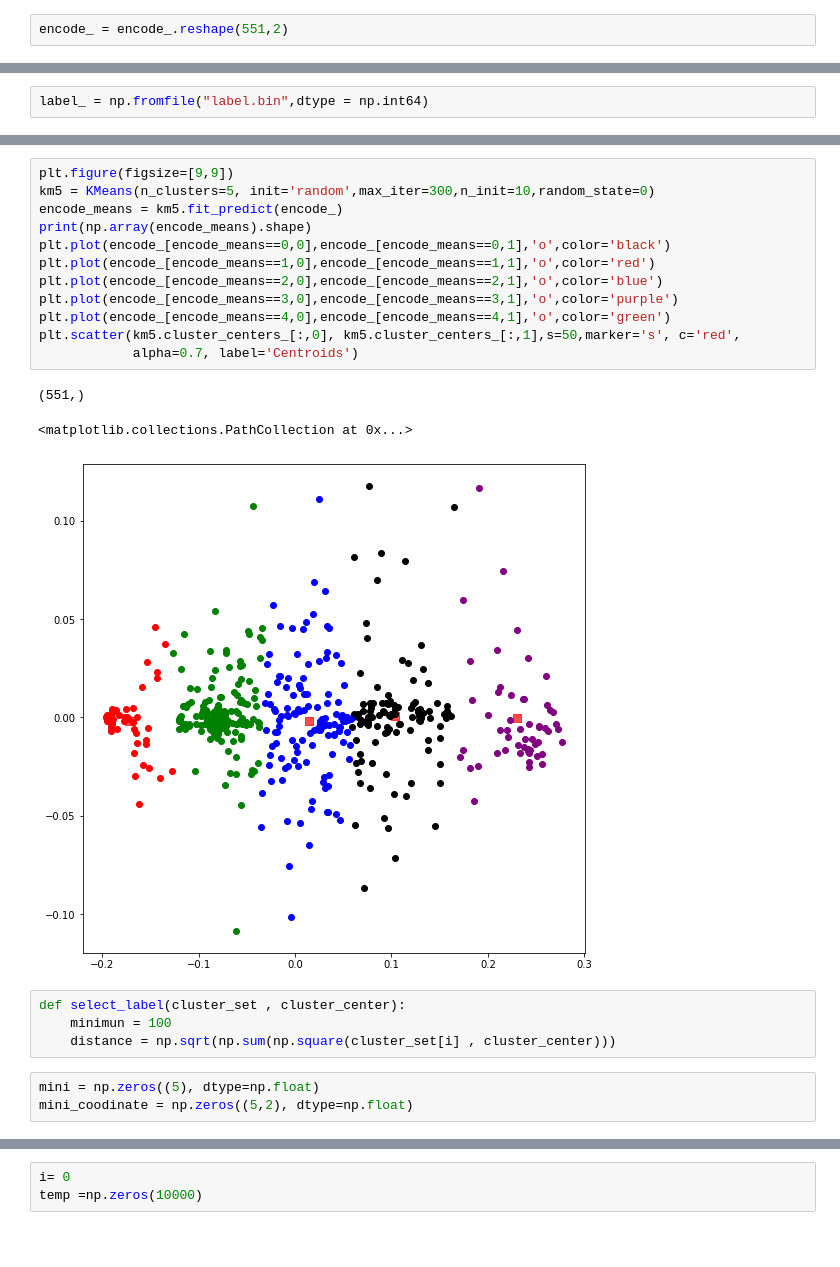
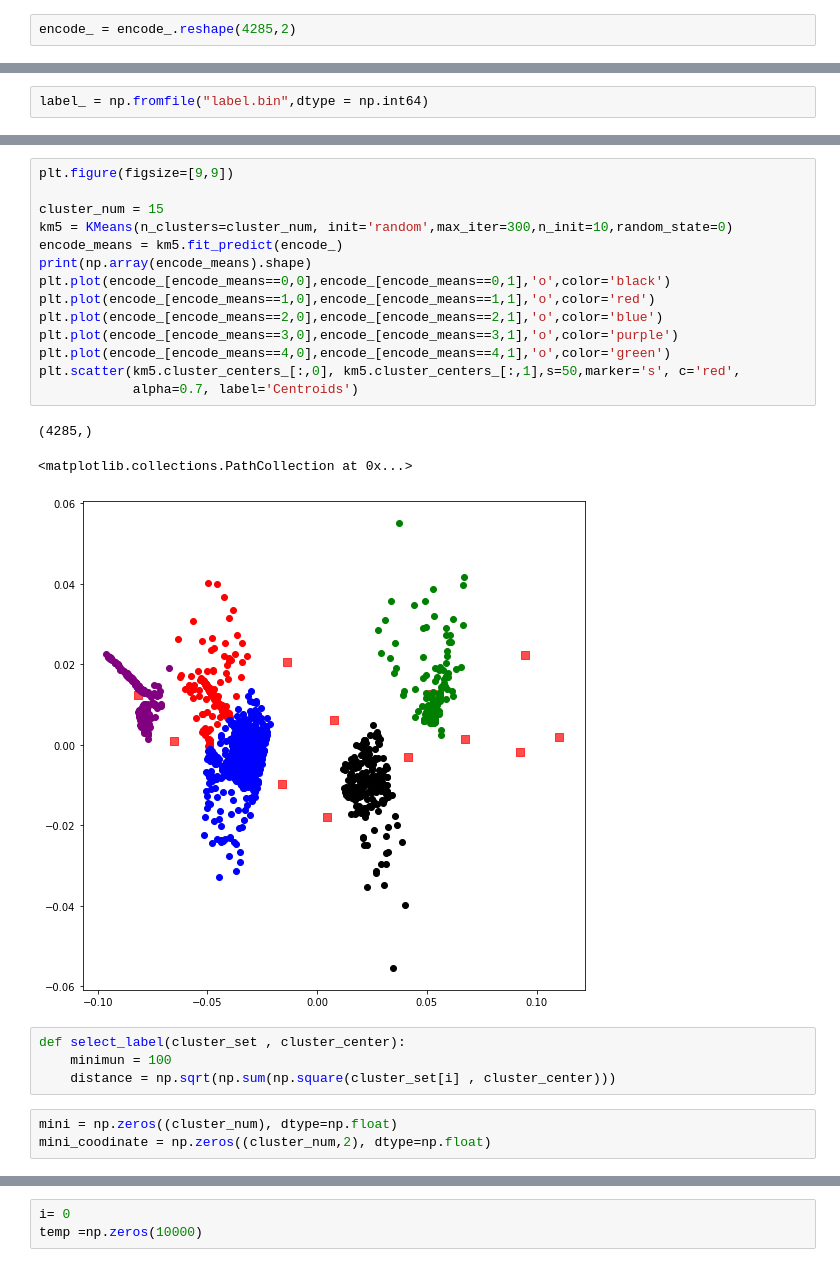
Before and after one commit to ShawnKS/Transportation-Mode-Identification-with-UnsupervisedLearning, a Jupyter notebook: clustering&evulating.ipynb, the cells around one changed output, grey strips where cells are left out. Saved outputs shown, nothing was run; the diff lists cells and outputs as text; blank space fills up the shorter version.

```diff
--- a/clustering&evulating.ipynb
+++ b/clustering&evulating.ipynb
@@ -28,5 +37,5 @@ encode_ = np.fromfile("encodeAE.bin",dtype=np.float32)
 # %%
-encode_ = encode_.reshape(551,2)
+encode_ = encode_.reshape(4285,2)
 # %%
 encode_
 # %% [output]
@@ -68,24 +96,26 @@ plt.scatter(x = [i[0] for i in encode_],y = [i[1] for i in encode_])
 # %%
 plt.figure(figsize=[9,9])
-km5 = KMeans(n_clusters=5, init='random',max_iter=300,n_init=10,random_state=0)
+
+cluster_num = 15
+km5 = KMeans(n_clusters=cluster_num, init='random',max_iter=300,n_init=10,random_state=0)
 encode_means = km5.fit_predict(encode_)
 print(np.array(encode_means).shape)
 plt.plot(encode_[encode_means==0,0],encode_[encode_means==0,1],'o',color='black')
 plt.plot(encode_[encode_means==1,0],encode_[encode_means==1,1],'o',color='red')
 plt.plot(encode_[encode_means==2,0],encode_[encode_means==2,1],'o',color='blue')
 plt.plot(encode_[encode_means==3,0],encode_[encode_means==3,1],'o',color='purple')
 plt.plot(encode_[encode_means==4,0],encode_[encode_means==4,1],'o',color='green')
 plt.scatter(km5.cluster_centers_[:,0], km5.cluster_centers_[:,1],s=50,marker='s', c='red',
             alpha=0.7, label='Centroids')
 # %% [output]
-(551,)
+(4285,)
 <matplotlib.collections.PathCollection at 0x...>
-[figure, old version]
+[figure, new version]
 # %%
 def select_label(cluster_set , cluster_center):
     minimun = 100
     distance = np.sqrt(np.sum(np.square(cluster_set[i] , cluster_center)))
 # %%
-mini = np.zeros((5), dtype=np.float)
-mini_coodinate = np.zeros((5,2), dtype=np.float)
+mini = np.zeros((cluster_num), dtype=np.float)
+mini_coodinate = np.zeros((cluster_num,2), dtype=np.float)
 # %%
```
Also changed, not shown: parts of 39 cells of this notebook, 8 other files.
